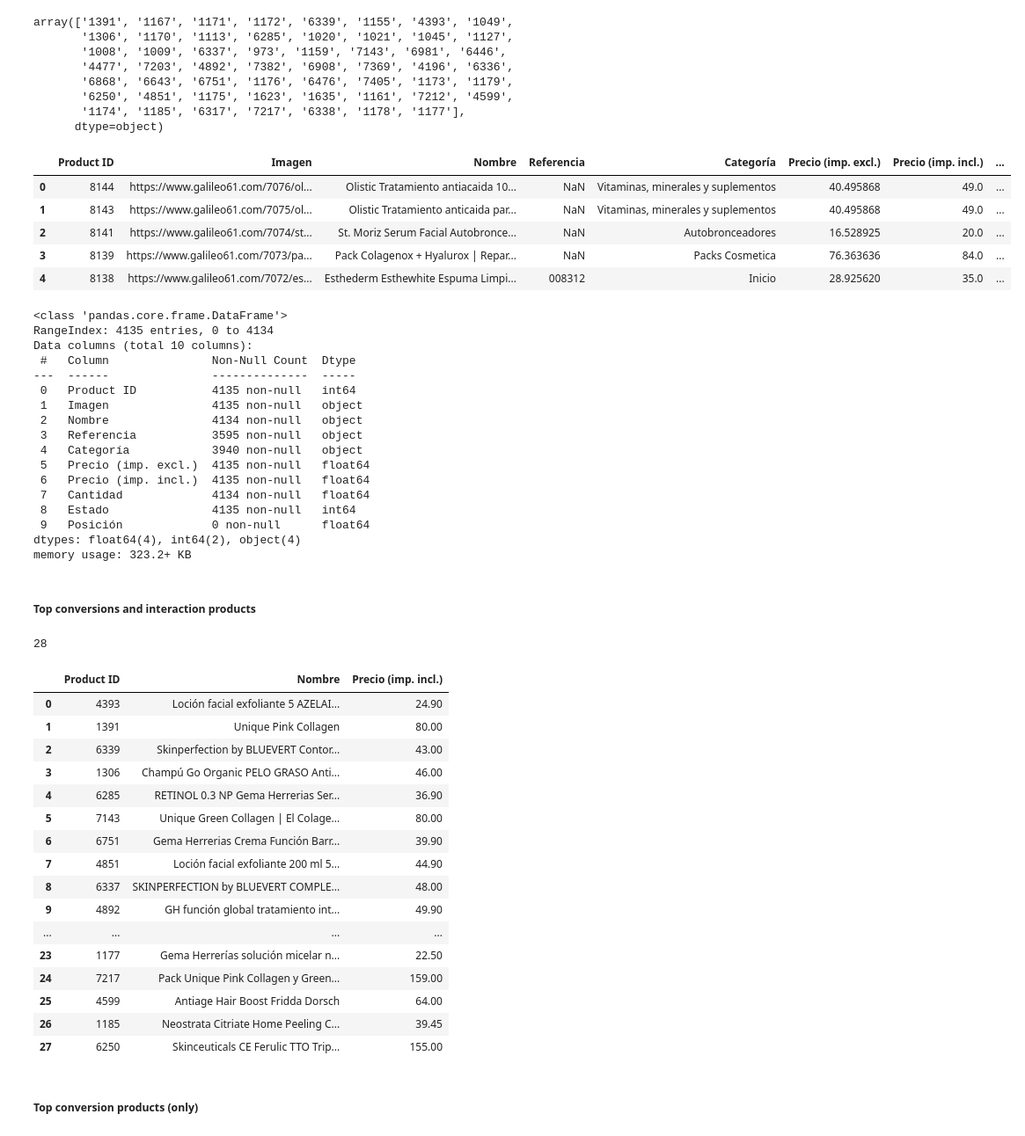
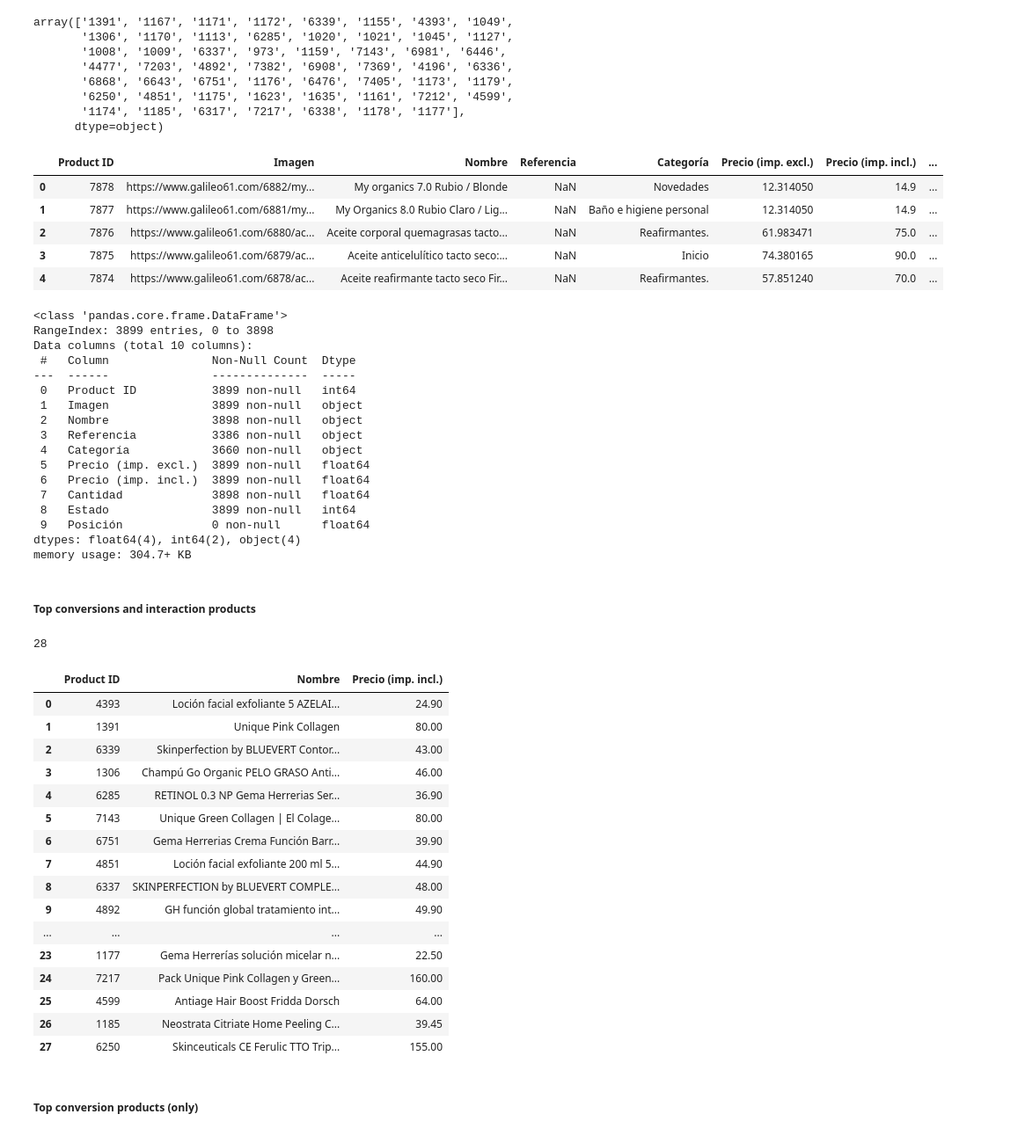
Before and after one commit to Laurajmoreno/ML_and_CRO, a Jupyter notebook: CATEGORICAL DATA - DATA EXPLORATION AND FEATURE ENGINEERING-fulldata.ipynb, the cells around one changed output. Shown at 88% size. Saved outputs shown, nothing was run; the diff lists cells and outputs as text; code cells hidden in the pictures.

```diff
--- a/CATEGORICAL DATA - DATA EXPLORATION AND FEATURE ENGINEERING-fulldata.ipynb
+++ b/CATEGORICAL DATA - DATA EXPLORATION AND FEATURE ENGINEERING-fulldata.ipynb
@@ -1350,36 +1350,36 @@ for product in top_interactions:
     if product not in top_conversions:
         just_top_interactions.append(product)
 # %%
-prod_datafile=os.path.join(data_root,'product_2021-03-19_111822.csv')
+prod_datafile=os.path.join(data_root,'product_2021-02-09_103558.csv')
 prod_info=pd.read_csv(prod_datafile,sep=";")
 prod_info.head(5)
 # %% [output]
 |  | Product ID | Imagen | Nombre | Referencia | Categoría | Precio (imp. excl.) | Precio (imp. incl.) | ... |
-| 0 | 8144 | https://www.galileo61.com/7076/ol... | Olistic Tratamiento antiacaida 10... | NaN | Vitaminas, minerales y suplementos | 40.495868 | 49.0 | ... |
-| 1 | 8143 | https://www.galileo61.com/7075/ol... | Olistic Tratamiento anticaida par... | NaN | Vitaminas, minerales y suplementos | 40.495868 | 49.0 | ... |
-| 2 | 8141 | https://www.galileo61.com/7074/st... | St. Moriz Serum Facial Autobronce... | NaN | Autobronceadores | 16.528925 | 20.0 | ... |
-| 3 | 8139 | https://www.galileo61.com/7073/pa... | Pack Colagenox + Hyalurox | Repar... | NaN | Packs Cosmetica | 76.363636 | 84.0 | ... |
-| 4 | 8138 | https://www.galileo61.com/7072/es... | Esthederm Esthewhite Espuma Limpi... | 008312 | Inicio | 28.925620 | 35.0 | ... |
+| 0 | 7878 | https://www.galileo61.com/6882/my... | My organics 7.0 Rubio / Blonde | NaN | Novedades | 12.314050 | 14.9 | ... |
+| 1 | 7877 | https://www.galileo61.com/6881/my... | My Organics 8.0 Rubio Claro / Lig... | NaN | Baño e higiene personal | 12.314050 | 14.9 | ... |
+| 2 | 7876 | https://www.galileo61.com/6880/ac... | Aceite corporal quemagrasas tacto... | NaN | Reafirmantes. | 61.983471 | 75.0 | ... |
+| 3 | 7875 | https://www.galileo61.com/6879/ac... | Aceite anticelulítico tacto seco:... | NaN | Inicio | 74.380165 | 90.0 | ... |
+| 4 | 7874 | https://www.galileo61.com/6878/ac... | Aceite reafirmante tacto seco Fir... | NaN | Reafirmantes. | 57.851240 | 70.0 | ... |
 # %%
 prod_info.info()
 # %% [output]
 <class 'pandas.core.frame.DataFrame'>
-RangeIndex: 4135 entries, 0 to 4134
+RangeIndex: 3899 entries, 0 to 3898
 Data columns (total 10 columns):
  #   Column               Non-Null Count  Dtype
 ---  ------               --------------  -----
- 0   Product ID           4135 non-null   int64
- 1   Imagen               4135 non-null   object
- 2   Nombre               4134 non-null   object
- 3   Referencia           3595 non-null   object
- 4   Categoría            3940 non-null   object
- 5   Precio (imp. excl.)  4135 non-null   float64
- 6   Precio (imp. incl.)  4135 non-null   float64
- 7   Cantidad             4134 non-null   float64
- 8   Estado               4135 non-null   int64
+ 0   Product ID           3899 non-null   int64
+ 1   Imagen               3899 non-null   object
+ 2   Nombre               3898 non-null   object
+ 3   Referencia           3386 non-null   object
+ 4   Categoría            3660 non-null   object
+ 5   Precio (imp. excl.)  3899 non-null   float64
+ 6   Precio (imp. incl.)  3899 non-null   float64
+ 7   Cantidad             3898 non-null   float64
+ 8   Estado               3899 non-null   int64
  9   Posición             0 non-null      float64
 dtypes: float64(4), int64(2), object(4)
-memory usage: 323.2+ KB
+memory usage: 304.7+ KB
 # %%
 prod_info['Product ID']=prod_info['Product ID'].astype('str')
 # %% [markdown]
@@ -1409,7 +1409,7 @@ top_conversions_interactions_df
 | 9 | 4892 | GH función global tratamiento int... | 49.90 |
 | ... | ... | ... | ... |
 | 23 | 1177 | Gema Herrerías solución micelar n... | 22.50 |
-| 24 | 7217 | Pack Unique Pink Collagen y Green... | 159.00 |
+| 24 | 7217 | Pack Unique Pink Collagen y Green... | 160.00 |
 | 25 | 4599 | Antiage Hair Boost Fridda Dorsch | 64.00 |
 | 26 | 1185 | Neostrata Citriate Home Peeling C... | 39.45 |
 | 27 | 6250 | Skinceuticals CE Ferulic TTO Trip... | 155.00 |
```
Also changed, not shown: parts of 7 cells of this notebook, 2 other files.
